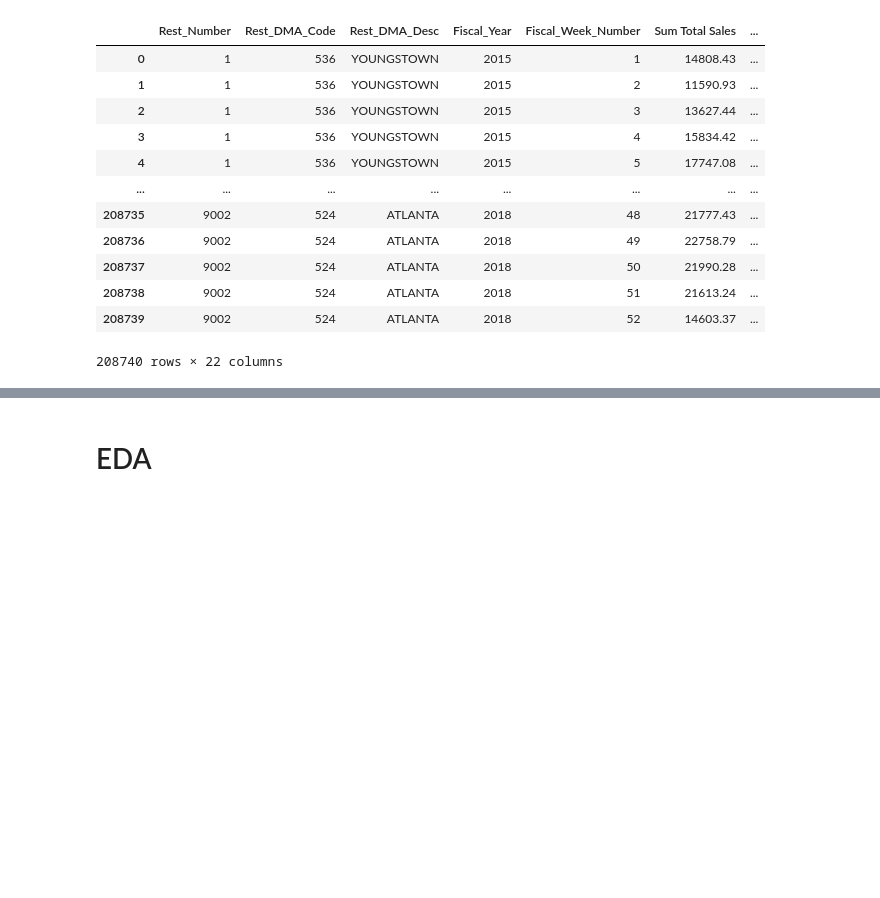
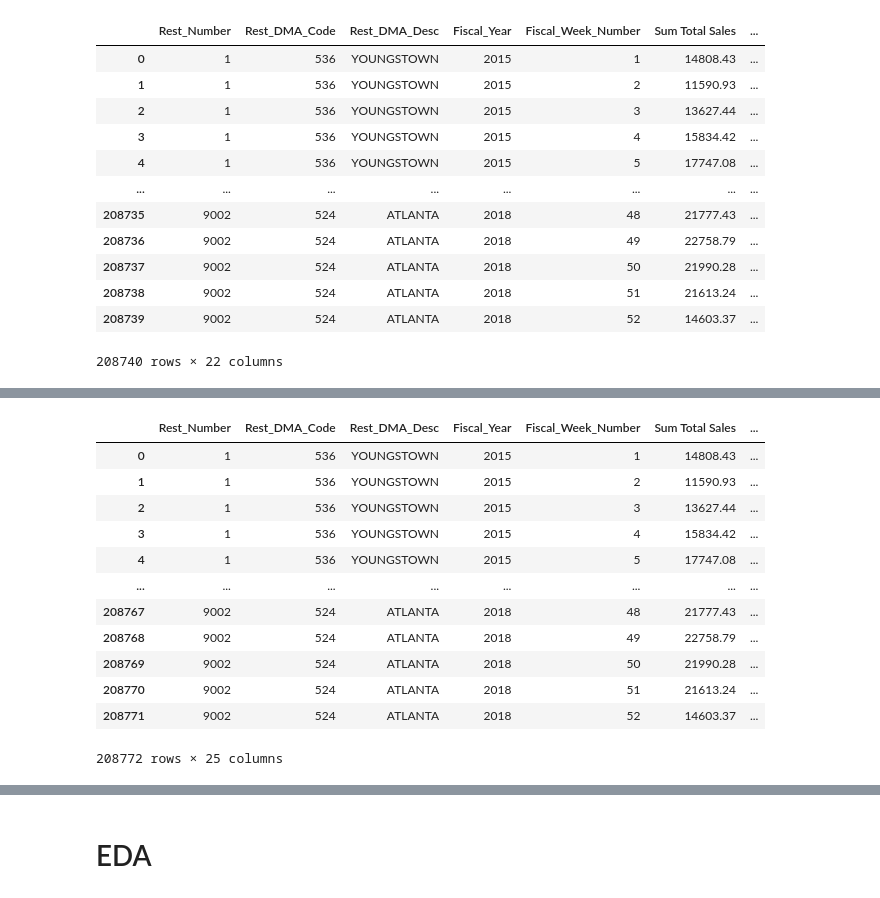
Before and after one commit to will4865/Inspire-Brands-Case-Study, a Jupyter notebook: technical-case-study.ipynb, the cells around one changed output, grey strips where cells are left out. Cells and saved outputs as stored; diff of their text form; code cells hidden in the pictures; blank space fills up the shorter version.

```diff
--- a/technical-case-study.ipynb
+++ b/technical-case-study.ipynb
@@ -788,0 +791,3 @@ time_series_test = arg_sales.groupby('Days_Date').agg({'Sales_TY':'sum'}).rename
+# %%
+modeling_df = modeling_df.merge(tv_media, how = 'left', left_on = ['Rest_DMA_Code','Fiscal_Year', 'Fiscal_Week_Number'],
+                 right_on= ['rest_dma_code','fiscal_year','fiscal_week_number'])
@@ -788,0 +796,3 @@ time_series_test = arg_sales.groupby('Days_Date').agg({'Sales_TY':'sum'}).rename
+# %%
+modeling_df = modeling_df.merge(print_media, how = 'left', left_on=['Rest_Number', 'Fiscal_Year', 'Fiscal_Week_Number'],
+                 right_on = ['rest_number','fiscal_year', 'fiscal_week_number'])
@@ -788,0 +834,23 @@ time_series_test = arg_sales.groupby('Days_Date').agg({'Sales_TY':'sum'}).rename
+# %%
+int_cols = ['# of McDonalds <1 mi',
+ '# of Subway <1 mi',
+ '# of Wendys <1 mi',
+ '# of Burger King <1 mi',
+ '# of Taco Bell <1 mi',
+ '# of McDonalds <0.5 mi',
+ '# of Subway <0.5 mi',
+ '# of Wendys <0.5 mi',
+ '# of Burger King <0.5 mi',
+ '# of Taco Bell <0.5 mi',
+ 'sum_of_competitors',
+ 'OnAir_TY',
+ 'Equal_TRPS_CM_TY']
+for x in int_cols:
+    try:
+        modeling_df[x] = modeling_df[x].fillna(0.0)
+    except:
+        continue
+    try:
+        modeling_df[x] = modeling_df[x].astype('int')
+    except:
+        continue
@@ -788,0 +867,16 @@ time_series_test = arg_sales.groupby('Days_Date').agg({'Sales_TY':'sum'}).rename
+# %%
+modeling_df
+# %% [output]
+|  | Rest_Number | Rest_DMA_Code | Rest_DMA_Desc | Fiscal_Year | Fiscal_Week_Number | Sum Total Sales | ... |
+| 0 | 1 | 536 | YOUNGSTOWN | 2015 | 1 | 14808.43 | ... |
+| 1 | 1 | 536 | YOUNGSTOWN | 2015 | 2 | 11590.93 | ... |
+| 2 | 1 | 536 | YOUNGSTOWN | 2015 | 3 | 13627.44 | ... |
+| 3 | 1 | 536 | YOUNGSTOWN | 2015 | 4 | 15834.42 | ... |
+| 4 | 1 | 536 | YOUNGSTOWN | 2015 | 5 | 17747.08 | ... |
+| ... | ... | ... | ... | ... | ... | ... | ... |
+| 208767 | 9002 | 524 | ATLANTA | 2018 | 48 | 21777.43 | ... |
+| 208768 | 9002 | 524 | ATLANTA | 2018 | 49 | 22758.79 | ... |
+| 208769 | 9002 | 524 | ATLANTA | 2018 | 50 | 21990.28 | ... |
+| 208770 | 9002 | 524 | ATLANTA | 2018 | 51 | 21613.24 | ... |
+| 208771 | 9002 | 524 | ATLANTA | 2018 | 52 | 14603.37 | ... |
+208772 rows × 25 columns
```
Also changed, not shown: parts of 17 cells of this notebook.
